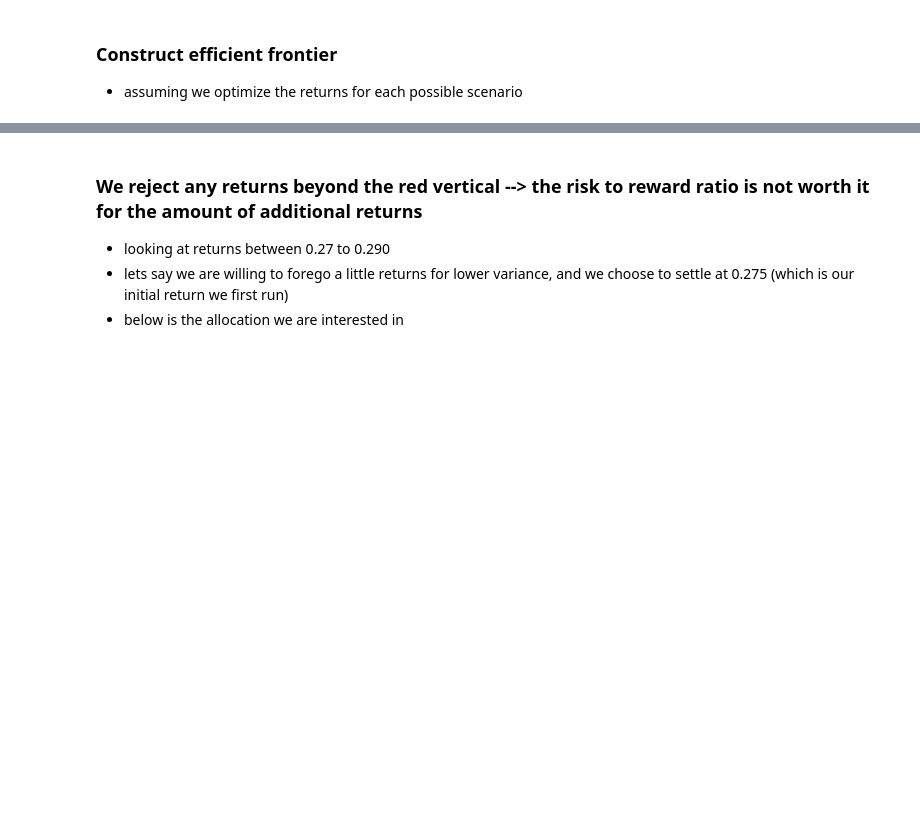
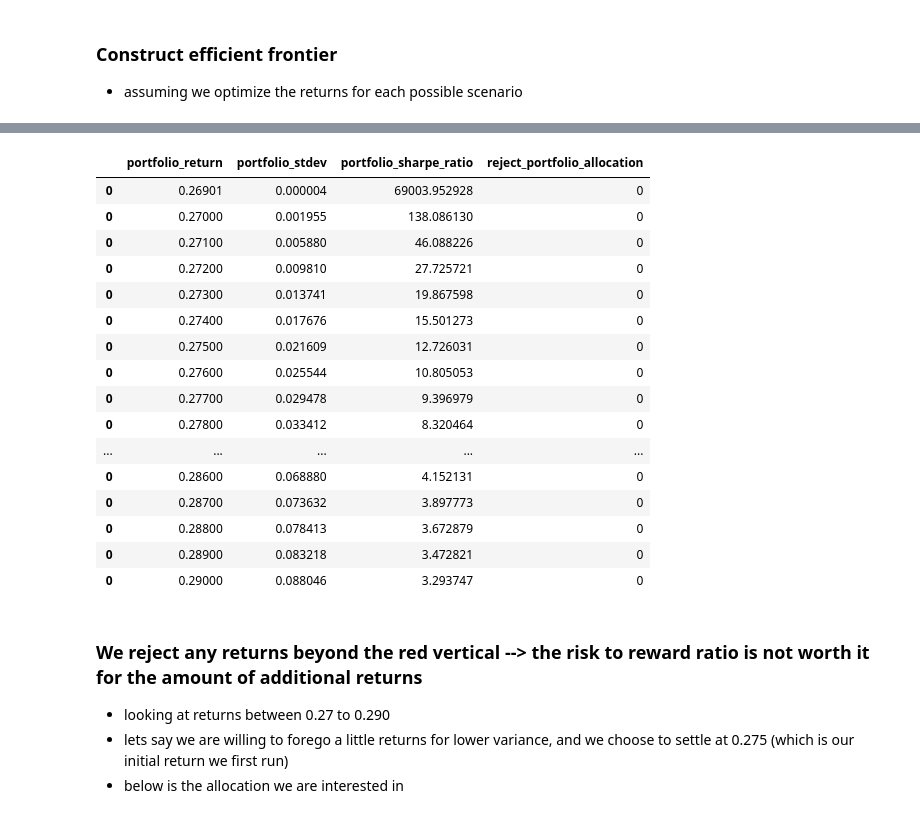
Before and after one commit to shumingpeh/spendoptimization, a Jupyter notebook: spend-optimization.ipynb, the cells around one changed output, grey strips where cells are left out. Saved outputs shown, nothing was run; the diff lists cells and outputs as text; code cells hidden in the pictures; blank space fills up the shorter version.

```diff
--- a/spend-optimization.ipynb
+++ b/spend-optimization.ipynb
@@ -383,3 +400,23 @@ plt.show()
+# %%
+aggregate_efficient_frontier.query("portfolio_return >= 0.269 & portfolio_return <= 0.291")
+# %% [output]
+|  | portfolio_return | portfolio_stdev | portfolio_sharpe_ratio | reject_portfolio_allocation |
+| 0 | 0.26901 | 0.000004 | 69003.952928 | 0 |
+| 0 | 0.27000 | 0.001955 | 138.086130 | 0 |
+| 0 | 0.27100 | 0.005880 | 46.088226 | 0 |
+| 0 | 0.27200 | 0.009810 | 27.725721 | 0 |
+| 0 | 0.27300 | 0.013741 | 19.867598 | 0 |
+| 0 | 0.27400 | 0.017676 | 15.501273 | 0 |
+| 0 | 0.27500 | 0.021609 | 12.726031 | 0 |
+| 0 | 0.27600 | 0.025544 | 10.805053 | 0 |
+| 0 | 0.27700 | 0.029478 | 9.396979 | 0 |
+| 0 | 0.27800 | 0.033412 | 8.320464 | 0 |
+| ... | ... | ... | ... | ... |
+| 0 | 0.28600 | 0.068880 | 4.152131 | 0 |
+| 0 | 0.28700 | 0.073632 | 3.897773 | 0 |
+| 0 | 0.28800 | 0.078413 | 3.672879 | 0 |
+| 0 | 0.28900 | 0.083218 | 3.472821 | 0 |
+| 0 | 0.29000 | 0.088046 | 3.293747 | 0 |
 # %% [markdown]
 ### We reject any returns beyond the red vertical --> the risk to reward ratio is not worth it for the amount of additional returns
 - looking at returns between 0.27 to 0.290
```
Also changed, not shown: parts of 8 cells of this notebook, 5 other files.
